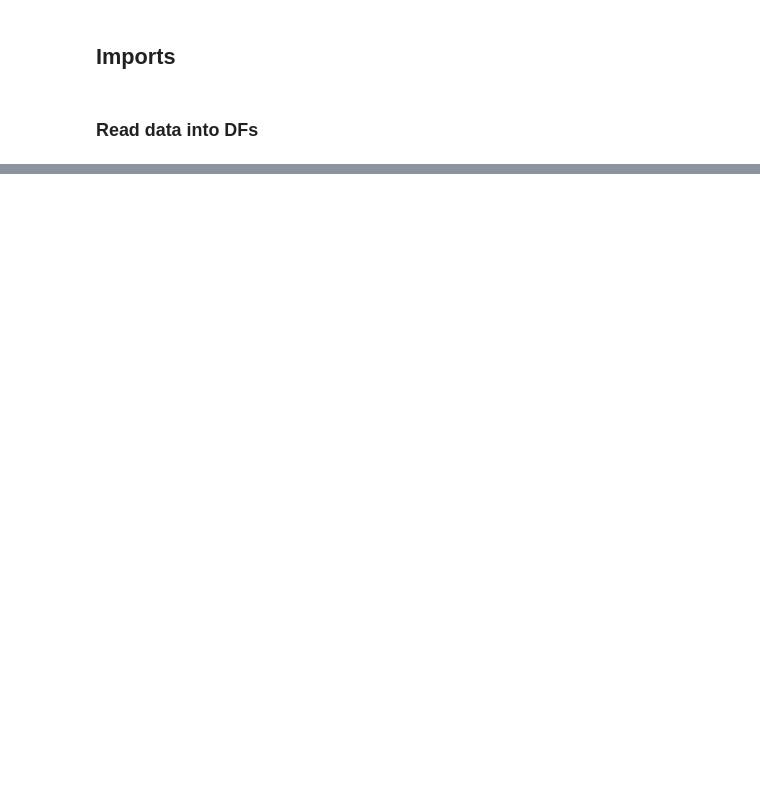
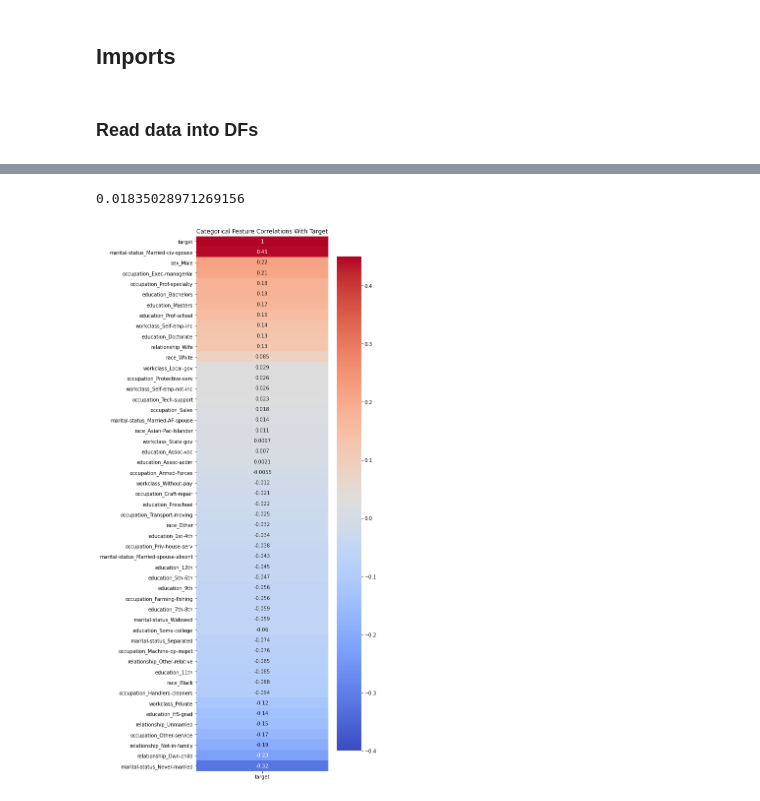
Before and after one commit to JohnAChester/fordham_classification, a Jupyter notebook: CleaningDataset.ipynb, the cells around one changed output, grey strips where cells are left out. Saved outputs shown, nothing was run; the diff lists cells and outputs as text; code cells hidden in the pictures; blank space fills up the shorter version.

```diff
--- a/CleaningDataset.ipynb
+++ b/CleaningDataset.ipynb
@@ -186,0 +386,34 @@ train_df.value_counts(['occupation'])
+# %%
+encoded = pd.get_dummies(train_df.drop(columns=['pred']), drop_first=True)
+
+encoded['target'] = train_df['pred'].apply(lambda x: 1 if x == '>50K' else 0)
+
+encoded['occupation_Sales'].corr(encoded['target'])
+# %% [output]
+0.01835028971269156
+# %%
+# Remove native-country
+encoded_filtered = encoded.drop(columns=[col for col in encoded.columns
+                                         if col.startswith("native-country_")])
+
+# Remove numeric columns
+numeric_cols = ['age', 'fnlwgt', 'education-num', 'capital-gain',
+                'capital-loss', 'hours-per-week', 'target']
+encoded_filtered = encoded_filtered.drop(columns=[col for col in numeric_cols
+                                                  if col in encoded_filtered.columns])
+
+# Compute correlation with target only (SORTED DESCENDING)
+corr_target_only = encoded_filtered.join(train_df['target']) \
+                                   .corr()['target'] \
+                                   .sort_values(ascending=False)
+# %%
+plt.figure(figsize=(6, 20))
+sns.heatmap(corr_target_only.to_frame(),
+            annot=True,
+            cmap='coolwarm',
+            vmin=-0.4,
+            vmax=0.45)
+plt.title("Categorical Feature Correlations With Target")
+plt.show()
+# %% [output]
+[figure, added]
```
Also changed, not shown: parts of 59 cells of this notebook.
